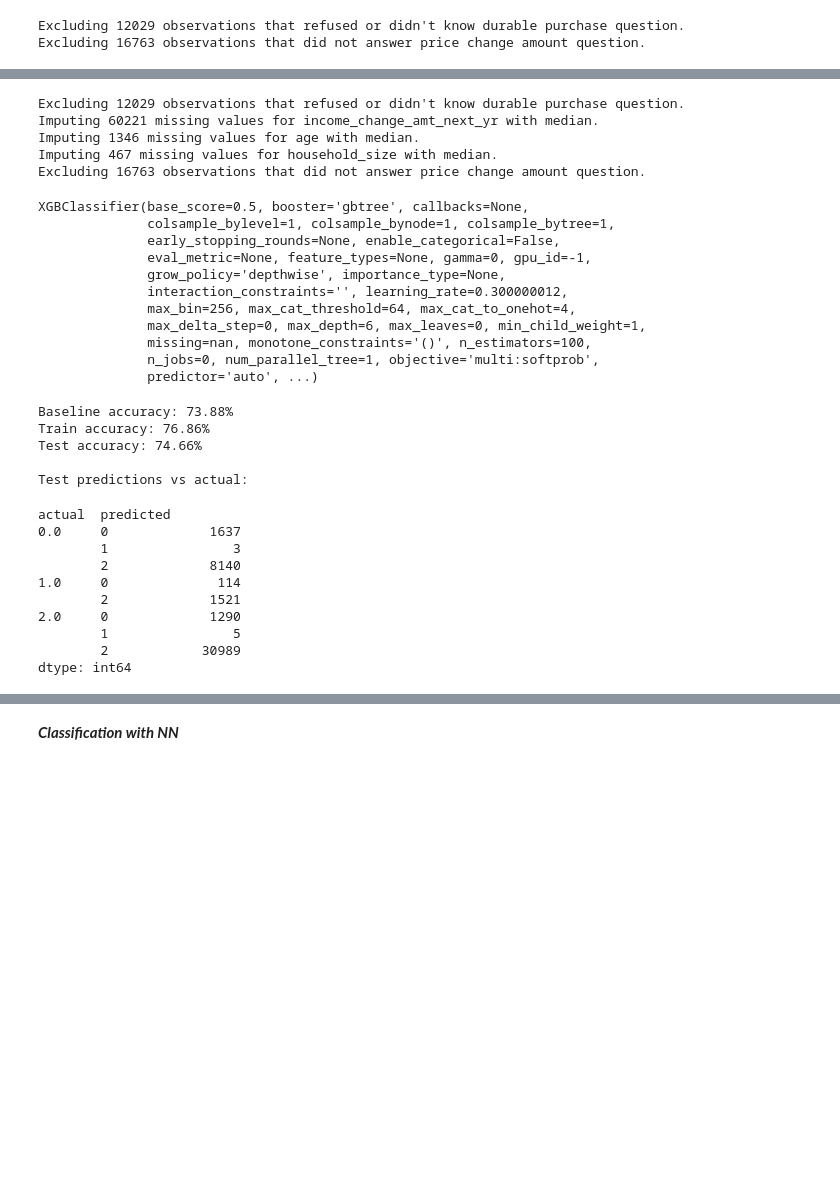
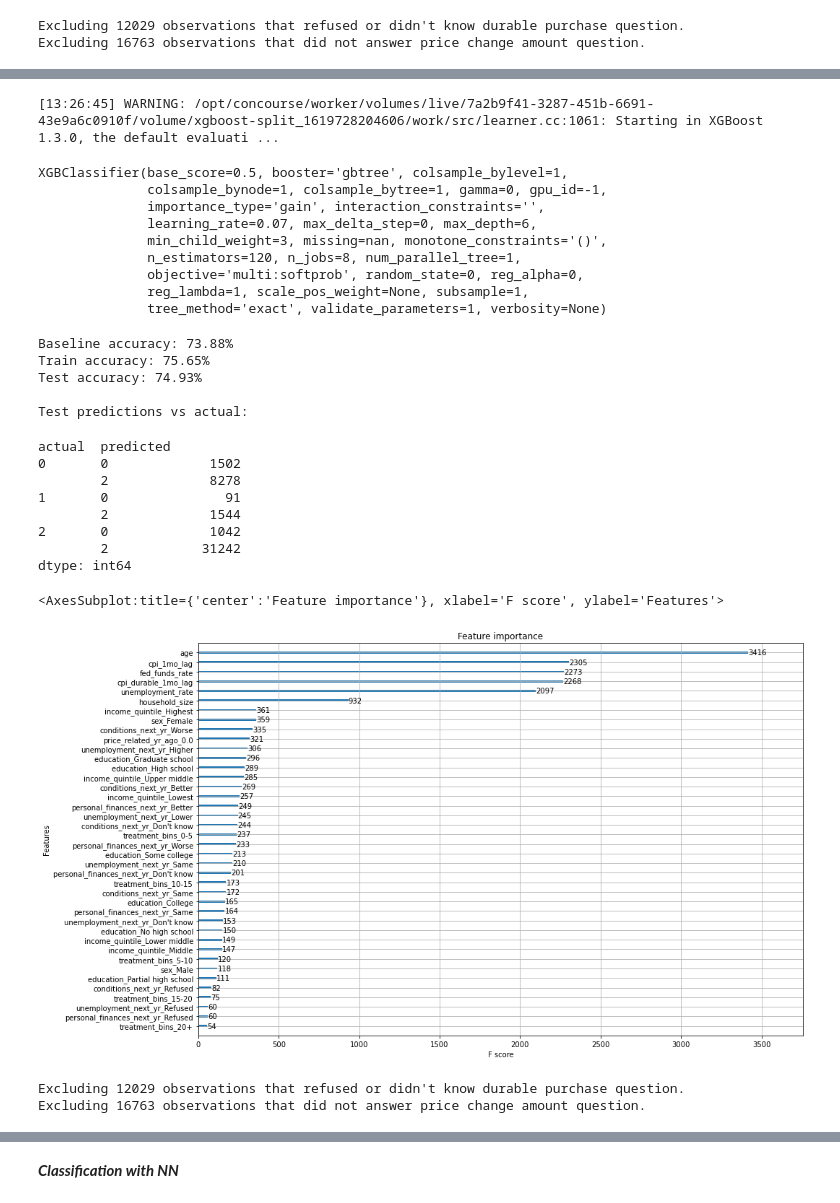
Before and after one commit to Wesley-Janson/stat27420_final_project, a Jupyter notebook: models.ipynb, the cells around one changed output, grey strips where cells are left out. Cells and saved outputs as stored; diff of their text form; code cells hidden in the pictures; blank space fills up the shorter version.

```diff
--- a/models.ipynb
+++ b/models.ipynb
@@ -179,7 +192,7 @@ dtype: int64
 # %% [markdown]
 ***Classification with XGBoost***
 # %%
-data_xgboost, treatment_vars, confounder_vars = prep_features(data,regression=False,missing_values='retain')
+data_xgboost, treatment_vars, confounder_vars = prep_features(data,regression=False,missing_values='retain all')
 # %% [output]
 Excluding 12029 observations that refused or didn't know durable purchase question.
 Excluding 16763 observations that did not answer price change amount question.
@@ -194,46 +208,50 @@ AttributeError: Can only use .dt accessor with datetimelike values
-# %%
-data_xgboost, treatment_vars, confounder_vars = prep_features(data,regression=False,missing_values='impute by median')
-# %% [output]
-Excluding 12029 observations that refused or didn't know durable purchase question.
-Imputing 60221 missing values for income_change_amt_next_yr with median.
-Imputing 1346 missing values for age with median.
-Imputing 467 missing values for household_size with median.
-Excluding 16763 observations that did not answer price change amount question.
+# %%
+# try dropping income_change_amt_next_yr
+data_xgboost.drop(columns=['income_change_amt_next_yr'],inplace=True)
+confounder_vars.remove('income_change_amt_next_yr')
 # %%
 # Model 2: XGBoost with binned treatment
 
 X = data_xgboost[confounder_vars+treatment_vars]
 Y = data_xgboost['durable_purchase']
 X_train, X_test, y_train, y_test = train_test_split(X, Y, test_size=0.2, random_state=7)
-model2 = xgb.XGBClassifier()
+model2 = xgb.XGBClassifier(learning_rate=0.07,max_depth=6,n_estimators=120,min_child_weight=3)
 model2.fit(X_train, y_train)
 # %% [output]
-XGBClassifier(base_score=0.5, booster='gbtree', callbacks=None,
-              colsample_bylevel=1, colsample_bynode=1, colsample_bytree=1,
-              early_stopping_rounds=None, enable_categorical=False,
-              eval_metric=None, feature_types=None, gamma=0, gpu_id=-1,
-              grow_policy='depthwise', importance_type=None,
-              interaction_constraints='', learning_rate=0.300000012,
-              max_bin=256, max_cat_threshold=64, max_cat_to_onehot=4,
-              max_delta_step=0, max_depth=6, max_leaves=0, min_child_weight=1,
-              missing=nan, monotone_constraints='()', n_estimators=100,
-              n_jobs=0, num_parallel_tree=1, objective='multi:softprob',
-              predictor='auto', ...)
+[13:26:45] WARNING: /opt/concourse/worker/volumes/live/7a2b9f41-3287-451b-6691-43e9a6c0910f/volume/xgboost-split_1619728204606/work/src/learner.cc:1061: Starting in XGBoost 1.3.0, the default evaluati ...
+XGBClassifier(base_score=0.5, booster='gbtree', colsample_bylevel=1,
+              colsample_bynode=1, colsample_bytree=1, gamma=0, gpu_id=-1,
+              importance_type='gain', interaction_constraints='',
+              learning_rate=0.07, max_delta_step=0, max_depth=6,
+              min_child_weight=3, missing=nan, monotone_constraints='()',
+              n_estimators=120, n_jobs=8, num_parallel_tree=1,
+              objective='multi:softprob', random_state=0, reg_alpha=0,
+              reg_lambda=1, scale_pos_weight=None, subsample=1,
+              tree_method='exact', validate_parameters=1, verbosity=None)
 # %%
 evaluate_predictions(model2, X_train, X_test, y_train, y_test)
 # %% [output]
 Baseline accuracy: 73.88%
-Train accuracy: 76.86%
-Test accuracy: 74.66%
+Train accuracy: 75.65%
+Test accuracy: 74.93%
 
 Test predictions vs actual:
 actual  predicted
-0.0     0             1637
-        1                3
-        2             8140
-1.0     0              114
-        2             1521
-2.0     0             1290
-        1                5
-        2            30989
+0       0             1502
+        2             8278
+1       0               91
+        2             1544
+2       0             1042
+        2            31242
 dtype: int64
+# %%
+plt.rcParams['figure.figsize'] = [15, 10]
+xgb.plot_importance(model2)
+# %% [output]
+<AxesSubplot:title={'center':'Feature importance'}, xlabel='F score', ylabel='Features'>
+[figure, added]
+# %%
+data_xgboost, treatment_vars, confounder_vars = prep_features(data,regression=False,missing_values='retain all')
+# %% [output]
+Excluding 12029 observations that refused or didn't know durable purchase question.
+Excluding 16763 observations that did not answer price change amount question.
```
Also changed, not shown: parts of 15 cells of this notebook, 1 other file.
